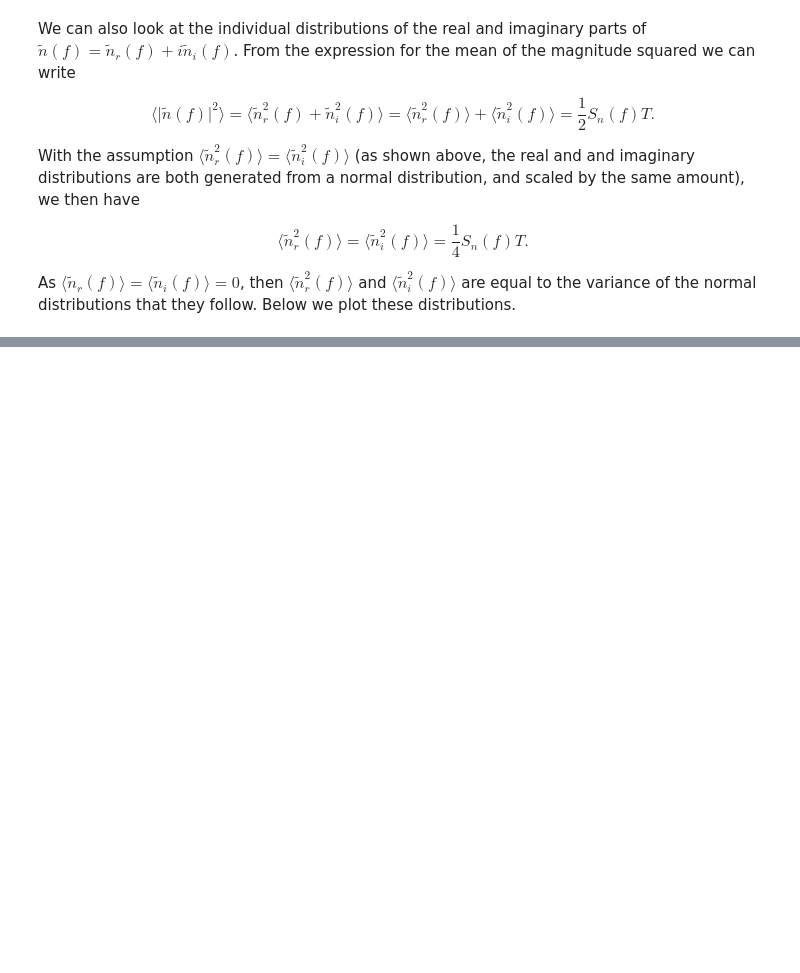
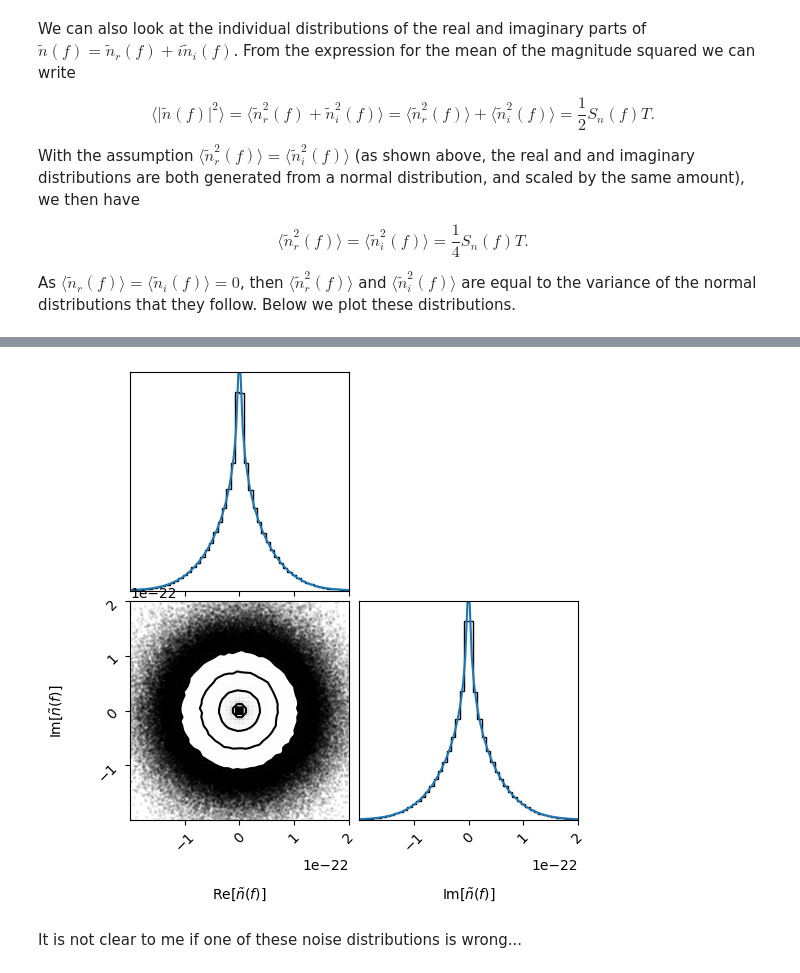
Before and after one commit to eliotfinch/fdringdown, a Jupyter notebook: notebooks/generating_noise.ipynb, the cells around one changed output, grey strips where cells are left out. Saved outputs shown, nothing was run; the diff lists cells and outputs as text; code cells hidden in the pictures; blank space fills up the shorter version.

```diff
--- a/notebooks/generating_noise.ipynb
+++ b/notebooks/generating_noise.ipynb
@@ -240,18 +240,0 @@ Recovered mean squared magnitude = 5.265692762470372e-45
-# %%
-# Create figure
-fig, axs = plt.subplots(2, 2, figsize=(6,6), dpi=100)
-
-corner.corner(
-    np.vstack((np.real(instances_alt), np.imag(instances_alt))).T,
-    bins=50,
-    range=2*[(-2e-22,2e-22)],
-    labels=['Re[$\\tilde{n}(f)$]', 'Im[$\\tilde{n}(f)$]'],
-    fig=fig,
-    hist_kwargs={'density':True}
-    )
-
-# We can add the analytical normal distributions on top
-for i in range(2):
-    axs[i,i].plot(x, normal(x, np.sqrt((1/4)*asd_f**2*T)))
-
-plt.show()
@@ -327,0 +354,24 @@ plt.show()
+# %%
+# Create figure
+fig, axs = plt.subplots(2, 2, figsize=(6,6), dpi=100)
+
+corner.corner(
+    np.vstack((np.real(instances_alt), np.imag(instances_alt))).T,
+    bins=50,
+    range=2*[(-2e-22,2e-22)],
+    labels=['Re[$\\tilde{n}(f)$]', 'Im[$\\tilde{n}(f)$]'],
+    fig=fig,
+    hist_kwargs={'density':True}
+    )
+
+from scipy.special import kn
+def bessel(x, sigma):
+    return (1/(np.pi*np.sqrt(2*np.pi*sigma**2)))*np.exp(-(1/4)*(x/sigma)**2)*kn(0, (1/4)*(x/sigma)**2)
+
+x = np.linspace(-2e-22, 2e-22, 100)
+for i in range(2):
+    axs[i,i].plot(x, bessel(x, np.sqrt(0.5*T*asd_f**2)))
+# %% [output]
+[figure, added]
+# %% [markdown]
+It is not clear to me if one of these noise distributions is wrong...
```
Also changed, not shown: parts of 18 cells of this notebook.
